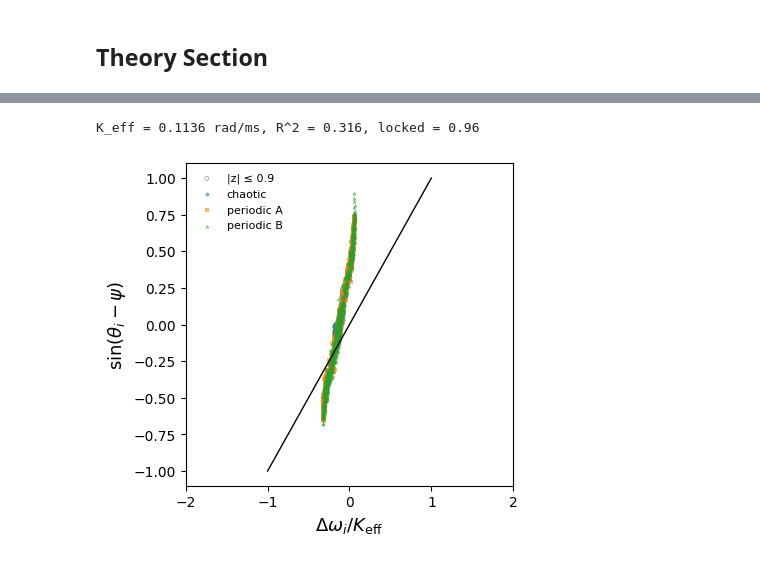
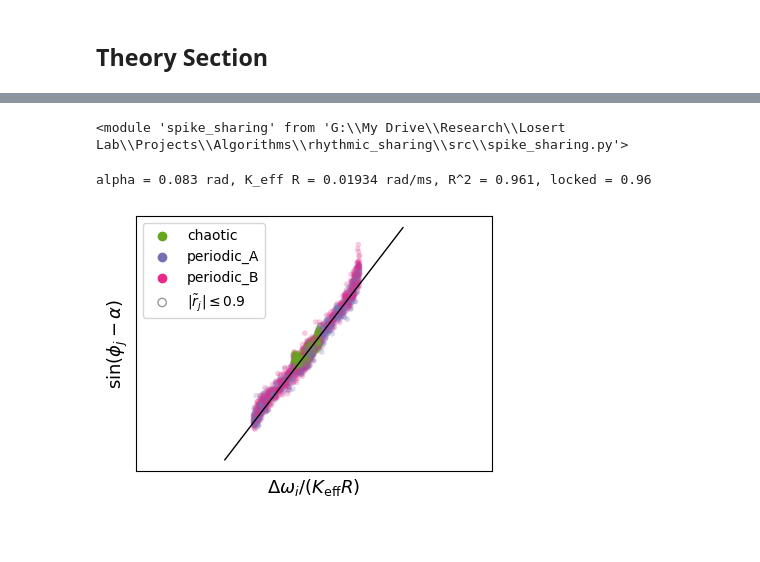
Before and after one commit to losertlab/rhythmic_sharing, a Jupyter notebook: src/Paper Figures - Thomas.ipynb, the cells around one changed output, grey strips where cells are left out. Drawn from its saved outputs; the diff is of its cells as text; code cells hidden in the pictures; blank space fills up the shorter version.

```diff
--- a/src/Paper Figures - Thomas.ipynb
+++ b/src/Paper Figures - Thomas.ipynb
@@ -503,18 +480,22 @@ plt.show()
+# %%
+import importlib
+import spike_sharing
+
+importlib.reload(spike_sharing)
+# %% [output]
+<module 'spike_sharing' from 'G:\\My Drive\\Research\\Losert Lab\\Projects\\Algorithms\\rhythmic_sharing\\src\\spike_sharing.py'>
 # %%
 # ===== Locking check (theory piece 4): sin(θ_i − ψ) vs (ω_i − Ω) / K_eff, final model =====
-import numpy as np, matplotlib.pyplot as plt
-from spike_sharing import SpikingNetwork, I_FLOOR
-
 R_WINDOW, LOCK_THRESH = 200, 0.9
-net = SpikingNetwork(model_seed=0)
+net = spike_sharing.SpikingNetwork(model_seed=0)
 
 # Local f–I slope at I_ref (central difference); ω in rad/ms
 dI = 1.0
-w_ref = 2 * np.pi / net.T_ref
-dw_dI = (2 * np.pi / net.reference_period(net.I_ref + dI) - 2 * np.pi / net.reference_period(net.I_ref - dI)) / (2 * dI)
+w_ref = 2 * np.pi / 64.999
+dw_dI = 0.002352
 
 LOCK_DATA = make_states(1, SETTLE, seed=500)
-dw_all, sin_all, locked_all, state_all = [], [], [], []
+dw_all, sin_all, locked_all, state_all, phi_all = [], [], [], [], []
 for s in STATES:
     x = LOCK_DATA[s][0]
     net.reset_initial_states(1); net.reset_history()
@@ -525,47 +506,56 @@ for s in STATES:
         net.advance(x[:, t], save_history=False)
         if t >= SETTLE - R_WINDOW:
             drive = (net.incidence_T @ ((net.node_states + 1) / 2)) / net.incidence_norm
-            I_sum += np.maximum(net.I_ref + net.g_freq * (drive - 0.5), I_FLOOR)
+            I_sum += np.maximum(net.I_ref + net.g_freq * (drive - 0.5), 40.96)
     w_nat = w_ref + dw_dI * (I_sum / R_WINDOW - net.I_ref)          # uncoupled frequency at mean drive
     w_meas = 2 * np.pi * (net.spike_counts - c0) / (net.link_time - t0)
     locked = np.abs(net.rel_lp) > LOCK_THRESH
     dw_all.append(w_nat - w_meas[locked].mean())                     # detuning from locked frequency Ω
     sin_all.append(np.sin(np.angle(net.rel_lp))); locked_all.append(locked); state_all.append(np.full(net.num_links, s))
+    phi_all.append(np.angle(net.rel_lp))
 
-dw, y, locked, st = map(np.concatenate, (dw_all, sin_all, locked_all, state_all))
-a, b = np.polyfit(dw[locked], y[locked], 1)                 # y = a·dw + b
-K_eff, delta = 1 / a, -b / a                                # delta: common shift of Ω (even part of H)
-r2 = 1 - np.sum((y[locked] - (a * dw[locked] + b)) ** 2) / np.sum((y[locked] - y[locked].mean()) ** 2)
-print(f"K_eff = {K_eff:.4g} rad/ms, delta = {delta:.3g} rad/ms, R^2 = {r2:.3f}, locked = {locked.mean():.2f}")
+dw, phi, locked, st = map(np.concatenate, (dw_all, phi_all, locked_all, state_all))
+
+def resid(a_lag):                                   # Eq. 26: sin(phi - alpha) = k * dw, k = 1/(K_eff R)
+    s = np.sin(phi[locked] - a_lag)
+    k = np.sum(dw[locked] * s) / np.sum(dw[locked] ** 2)
+    return np.sum((s - k * dw[locked]) ** 2), k
+
+alphas = np.linspace(-0.5, 0.5, 1001)
+alpha = alphas[np.argmin([resid(a)[0] for a in alphas])]
+sse, k = resid(alpha)
+y = np.sin(phi - alpha)
+r2 = 1 - sse / np.sum((y[locked] - y[locked].mean()) ** 2)
+xs = k * dw
+print(f"alpha = {alpha:.3f} rad, K_eff R = {1 / k:.4g} rad/ms, R^2 = {r2:.3f}, locked = {locked.mean():.2f}")
 
 fig, ax = plt.subplots(figsize=(6.4 * 0.65, 4.8 * 0.65))
-xs = (dw - delta) / K_eff
 ax.scatter(xs[~locked], y[~locked], s=8, facecolors="none", edgecolors="0.6", lw=0.5)
 
 cs = {s: v for s, v in zip(STATES, [colors[4], colors[2], colors[3]])}
-for k, c in cs.items():
-    ax.scatter(-10, -10, c=c, label=k)
-ax.scatter(-10, -10, facecolors="none", edgecolors="0.6", label=f"|z| ≤ {LOCK_THRESH}")
+for l, c in cs.items():
+    ax.scatter(-10, -10, c=c, label=l)
+ax.scatter(-10, -10, facecolors="none", edgecolors="0.6", label=rf"$|\tilde r_j| \leq {LOCK_THRESH}$")
 # ms = {s: v for s, v in zip(STATES, ["o", "s", "^"])}
 
-i_s = np.arange(xs.shape[0])
+i_s = np.flatnonzero(locked)
 np.random.shuffle(i_s)
 
 cs = [cs[s] for s in st[i_s]]
 # ms = [ms[s] for s in st[i_s]]
 xs = xs[i_s]
 
 # for i, s in tqdm(enumerate(st)):
 #     ax.scatter(xs[i], y[i], s=16, c=cs[s], marker=ms[s], lw=0, alpha=0.25, label=s.replace("_", " "))
 ax.scatter(xs, y[i_s], s=16, c=cs, lw=0, alpha=0.25)
 
 ax.plot([-1, 1], [-1, 1], "k-", lw=1)
-ax.set(xlim=(-2, 2), ylim=(-1.1, 1.1), xlabel=r"$\Delta\omega_i / K_{\rm eff}$", ylabel=r"$\sin(\theta_i - \psi)$", xticks=[], yticks=[])
+ax.set(xlim=(-2, 2), ylim=(-1.1, 1.1), xlabel=r"$\Delta\omega_i/(K_{\rm eff}R)$", ylabel=r"$\sin(\phi_j-\alpha)$", xticks=[], yticks=[])
 ax.legend()
 
 plt.tight_layout()
-plt.savefig("locking.pdf")
+plt.savefig("rC:\Users\iwhitehouse\Downloads\locking.pdf")
 plt.show()
 # %% [output]
-K_eff = 0.1136 rad/ms, R^2 = 0.316, locked = 0.96
+alpha = 0.083 rad, K_eff R = 0.01934 rad/ms, R^2 = 0.961, locked = 0.96
-[figure, old version]
+[figure, new version]
```
Also changed, not shown: parts of 9 cells of this notebook, 3 other files.
